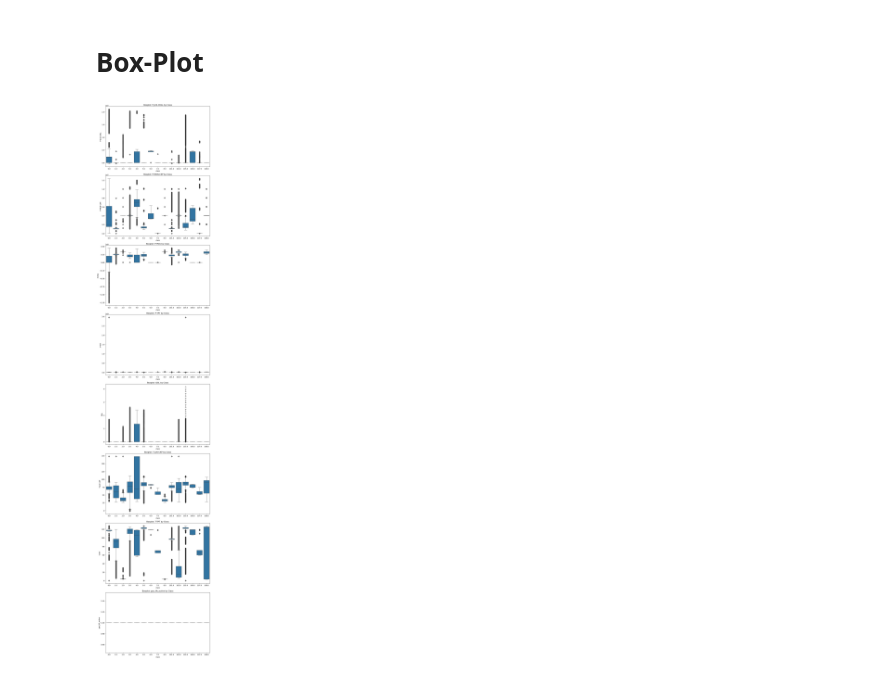
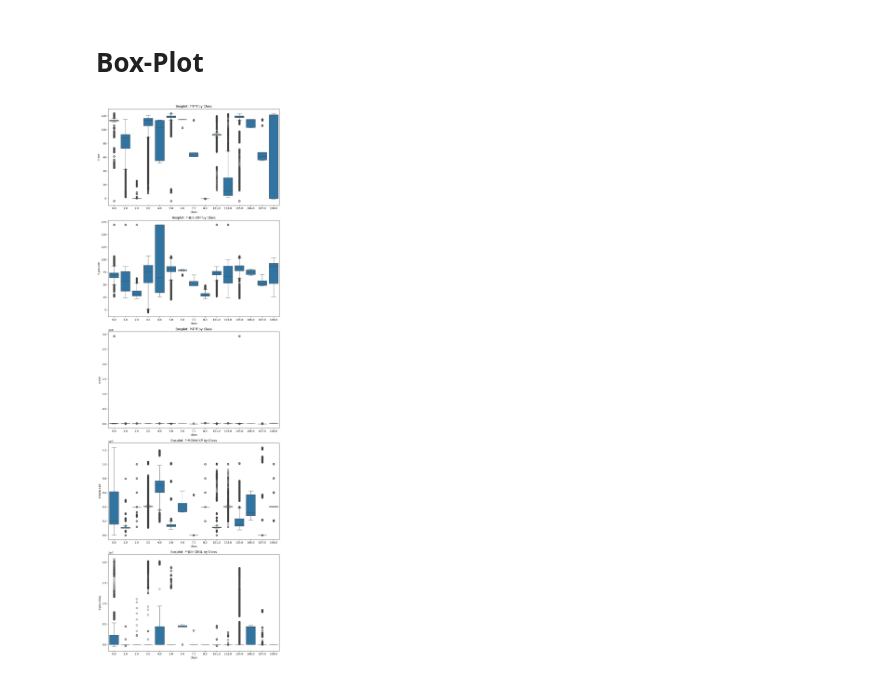
Before and after one commit to IamMishael06/Fault-Predictive-model, a Jupyter notebook: notebooks/Visualisation.ipynb, the cells around one changed output. Drawn from its saved outputs; the diff is of its cells as text; code cells hidden in the pictures.

```diff
--- a/notebooks/Visualisation.ipynb
+++ b/notebooks/Visualisation.ipynb
@@ -92,7 +97,7 @@ df = df.sort_values('timestamp')
 
 # Column Groups
 temp_cols = ['T-TPT', 'T-JUS-CKP']
-press_cols = ['P-PDG', 'P-TPT', 'P-MON-CKP', 'P-JUS-CKGL']
+press_cols = [ 'P-TPT', 'P-MON-CKP', 'P-JUS-CKGL']
 flow_cols = ['QGL', 'gas_lift_active']
 
 # Select sample dates for visualization
@@ -104,7 +109,7 @@ fig, axes = plt.subplots(nrows=len(sample_dates), ncols=3, figsize=(22, 5 * len(
 for i, date in enumerate(sample_dates):
     day_data = df[df['timestamp'].dt.date == date]
     # Resample to 10-minute mean trend
-    day_resampled = day_data.set_index('timestamp').resample('10min').mean()
+    day_resampled = day_data.set_index('timestamp').select_dtypes(include="number").resample('10min').mean()
 
     # Temperature Plot
     day_resampled[temp_cols].plot(ax=axes[i, 0], title=f"Temp Trends - {date}")
@@ -166,7 +171,7 @@ The scatter plots help us see how different fault classes occupy specific "regio
 # %%
 import seaborn as sns
 # 1. Define Sensors and Detect Fault Families
-columns = ['P-PDG', 'P-TPT', 'T-TPT', 'P-MON-CKP', 'T-JUS-CKP', 'P-JUS-CKGL', 'QGL', 'gas_lift_active']
+columns = ['P-TPT', 'T-TPT', 'P-MON-CKP', 'T-JUS-CKP', 'P-JUS-CKGL', 'QGL', 'gas_lift_active']
 unique_classes = sorted(df['class'].unique())
 fault_families = [(int(f), int(100 + f)) for f in unique_classes if 0 < f < 100 and (100 + f) in unique_classes]
 
@@ -206,9 +211,9 @@ for col in columns:
 # %%
 plot_df = df.reset_index()
 
-not_in = ['class','P-PDG_is_missing', 'timestamp']
+cols = ['T-TPT', 'T-JUS-CKP', 'P-TPT', 'P-MON-CKP', 'P-JUS-CKGL']
 
-cols_to_plot = plot_df.columns.difference(not_in)
+cols_to_plot = plot_df[cols]
 
 n_cols = len(cols_to_plot)
 fig, ax = plt.subplots(n_cols,1, figsize= (12, 6 * n_cols))
@@ -224,0 +248,6 @@ plt.show()
+# %%
+cols = ['T-TPT', 'T-JUS-CKP', 'P-TPT', 'P-MON-CKP', 'P-JUS-CKGL']
+
+
+for col in cols:
+    print(plot_df[col].head())
@@ -225,16 +272,21 @@ plt.show()
 # %% [markdown]
 <h1>Box-Plot</h1>
 # %%
-not_in = ['class','P-PDG_is_missing', 'timestamp', 'index']
-cols_to_plot = plot_df.columns.difference(not_in)
-n_rows = len(cols_to_plot) # One row per feature. this boxplot contains all the classes.
+cols = ['T-TPT', 'T-JUS-CKP', 'P-TPT', 'P-MON-CKP', 'P-JUS-CKGL']
+pressure_cols = ['P-TPT', 'P-MON-CKP', 'P-JUS-CKGL']
+
+for col in pressure_cols:
+    plot_df[col] = plot_df[col] - plot_df[col].mean() / plot_df[col].std()
+
+
+n_rows = len(cols) # One row per feature. this boxplot contains all the classes.
 
 fig, ax = plt.subplots(n_rows, 1, figsize=(10,6 * n_rows))
-for i, col in enumerate(cols_to_plot):
+for i, col in enumerate(cols):
     sns.boxplot(data=plot_df, x="class", y=col, ax=ax[i])
     ax[i].set_title(f"Boxplot: {col} by Class")
 
 plt.tight_layout()
 plt.show()
 # %% [output]
-[figure, old version]
+[figure, new version]
```
Also changed, not shown: parts of 9 cells of this notebook, 1 other file.
